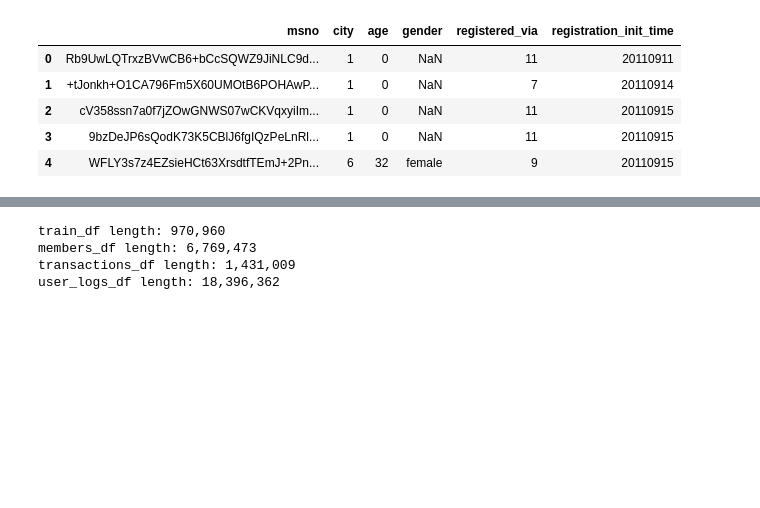
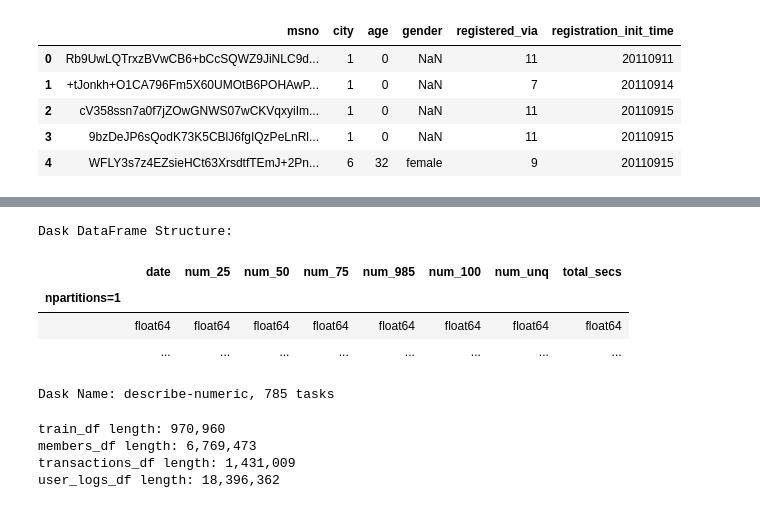
Before and after one commit to bmensah/springboard, a Jupyter notebook: capstone2/churn_analysis/capstone2_notebooks/Capstone2_Data_Wrangling.ipynb, the cells around one changed output, grey strips where cells are left out. Saved outputs shown, nothing was run; the diff lists cells and outputs as text; code cells hidden in the pictures; blank space fills up the shorter version.

```diff
--- a/capstone2/churn_analysis/capstone2_notebooks/Capstone2_Data_Wrangling.ipynb
+++ b/capstone2/churn_analysis/capstone2_notebooks/Capstone2_Data_Wrangling.ipynb
@@ -66,6 +97,15 @@ user_logs_df.head()
 | 2 | 2UqkWXwZbIjs03dHLU9KHJNNEvEkZVzm6... | 20170331 | 52 | 3 | 5 | 3 | 84 | 110 | 23203.337 |
 | 3 | ycwLc+m2O0a85jSLALtr941AaZt9ai8Qw... | 20170331 | 176 | 4 | 2 | 2 | 19 | 191 | 7100.454 |
 | 4 | EGcbTofOSOkMmQyN1NMLxHEXJ1yV3t/Jd... | 20170331 | 2 | 1 | 0 | 1 | 112 | 93 | 28401.558 |
+# %%
+user_logs_df.describe()
+# %% [output]
+Dask DataFrame Structure:
+|  | date | num_25 | num_50 | num_75 | num_985 | num_100 | num_unq | total_secs |
+| npartitions=1 |  |  |  |  |  |  |  |  |
+|  | float64 | float64 | float64 | float64 | float64 | float64 | float64 | float64 |
+|  | ... | ... | ... | ... | ... | ... | ... | ... |
+Dask Name: describe-numeric, 785 tasks
 # %%
 # find out the number of entries in each dataset
 dfs = ["train_df", "members_df", "transactions_df", "user_logs_df"]
```
Also changed, not shown: parts of 28 cells of this notebook.
